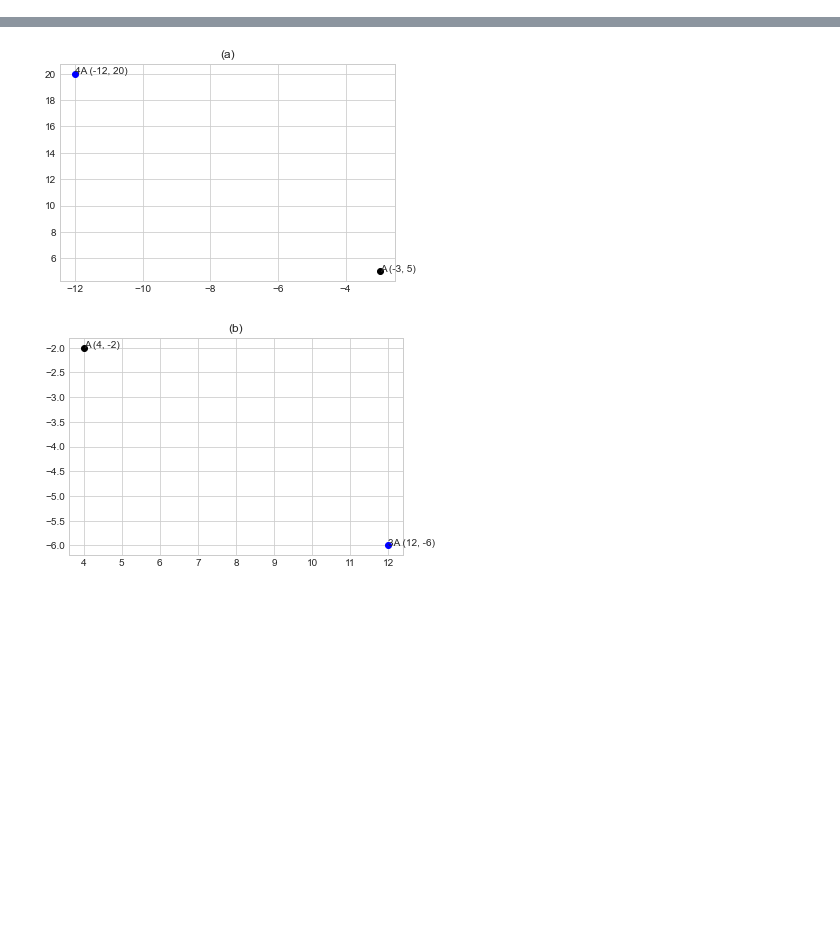
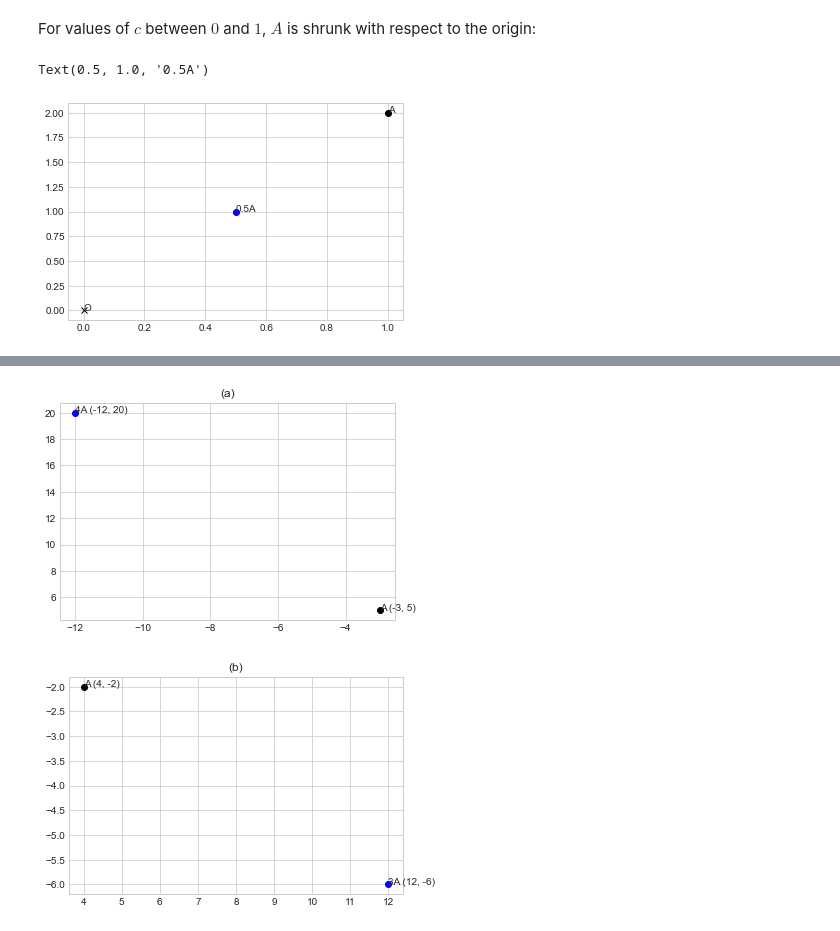
Before and after one commit to zackads/basic-mathematics, a Jupyter notebook: chapter-9/1-dilations-and-reflections.ipynb, the cells around one changed output, grey strips where cells are left out. Cells and saved outputs as stored; diff of their text form; code cells hidden in the pictures; blank space fills up the shorter version.

```diff
--- a/chapter-9/1-dilations-and-reflections.ipynb
+++ b/chapter-9/1-dilations-and-reflections.ipynb
@@ -4,0 +41,13 @@ https://www.docdroid.net/K1VENuF/basic-mathematics-serge-lang-pdf#page=229
+# %% [markdown]
+For values of $c$ between $0$ and $1$, $A$ is shrunk with respect to the origin:
+# %%
+plt.plot(*O, 'x', color="black")
+plt.annotate("O", O)
+plt.plot(*A, 'o', color="black")
+plt.annotate("A", A)
+
+plt.plot(*stretch(A, 0.5), 'o', color="blue")
+plt.annotate("0.5A", stretch(A, 0.5))
+# %% [output]
+Text(0.5, 1.0, '0.5A')
+[figure, added]
```
Also changed, not shown: parts of 9 cells of this notebook.
